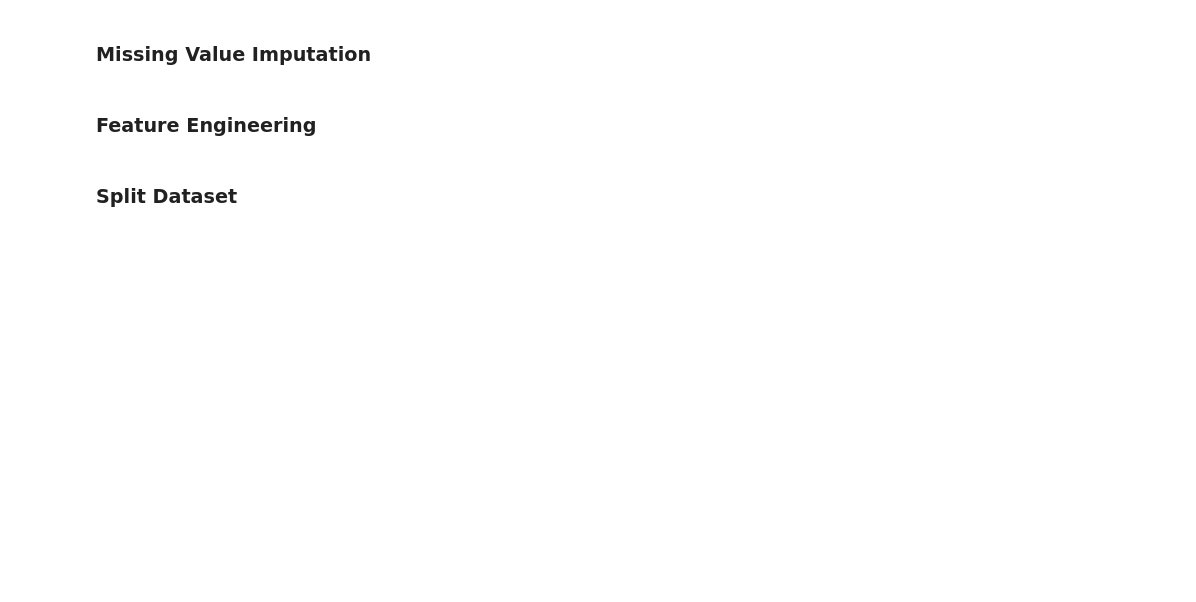
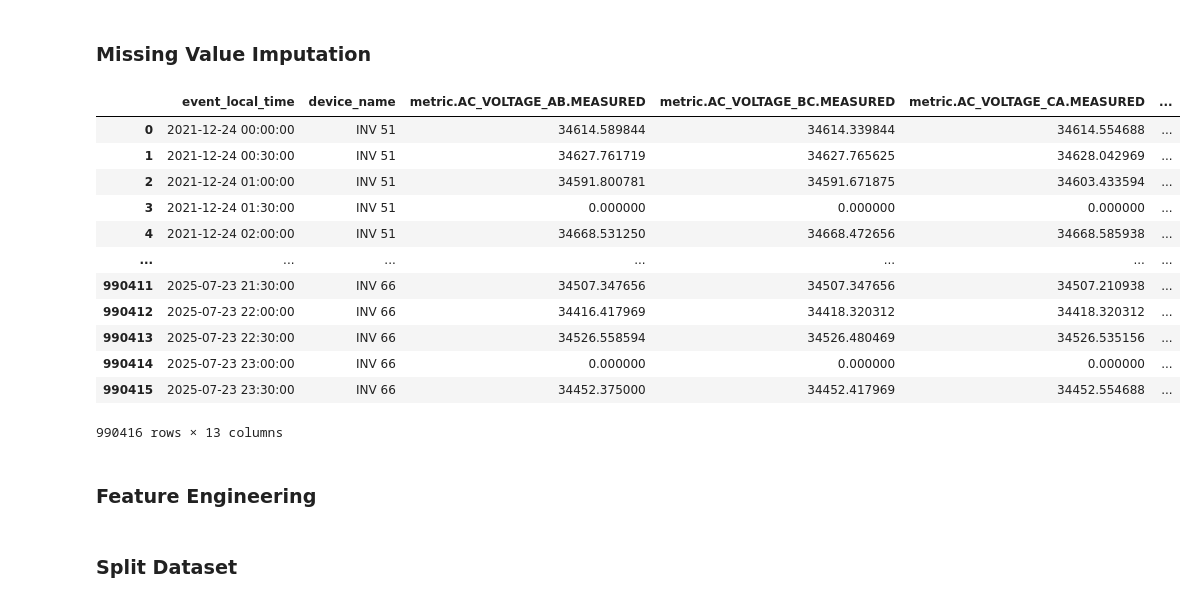
Before and after one commit to libao3128/predictive_maintenance, a Jupyter notebook: train_model_local.ipynb, the cells around one changed output. Saved outputs shown, nothing was run; the diff lists cells and outputs as text; code cells hidden in the pictures; blank space fills up the shorter version.

```diff
--- a/train_model_local.ipynb
+++ b/train_model_local.ipynb
@@ -63 +59,8 @@ inverter_data shape: (6126272, 59)
 Excluded data shape: (5172608, 59)
+# %%
+print("failure_sessions shape:", failure_sessions.shape)
+failure_sessions['event_local_time'] = failure_sessions['start_time']
+filtered_sessions = exclude_periods_from_data(failure_sessions, exclude_periods)
+filtered_sessions['event_local_time'] = filtered_sessions['end_time']
+filtered_sessions = exclude_periods_from_data(filtered_sessions, exclude_periods)
+print("failure_sessions shape:", filtered_sessions .shape)
@@ -68,3 +78,5 @@ filtered_data = filtered_data[['event_local_time', 'device_name'] + feature_cols
 if performe_visualization:
     # Visualize the filtered data
     visualize_hourly_mean_values(filtered_data, failure_sessions, feature_cols, 'visualization', 'filtered_data')
+# %%
+downsampled_data = downsample_inverter_raw(filtered_data, drop_empty_bins=False)
@@ -79,5 +114,5 @@ Anomalies in STATUS_AC_MOD_ADMISSION_TEMP removed: 2117
 # %% [markdown]
 ### Data Labeling
 # %%
-labeled_df = prepare_dataset(filtered_data, failure_sessions, pre_days=pre_day)
+labeled_df = prepare_dataset(downsampled_data, failure_sessions, pre_days=pre_day)
 # %% [output]
@@ -97,4 +121,4 @@ extended_feature_cols = feature_cols+[col+'_missing' for col in feature_cols]
 # %% [markdown]
 ### Missing Value Imputation
 # %%
-imputed_df = missing_value_imputation(labeled_df, feature_cols, time_col='event_local_time', device_col='device_name', short_gap_limit=6, long_fill_value=0.0, add_missing_mask=True)
+imputed_df = missing_value_imputation(labeled_df, feature_cols, time_col='event_local_time', device_col='device_name', short_gap_limit=0, long_fill_value=0.0, add_missing_mask=True)
@@ -101,3 +127,19 @@ imputed_df = missing_value_imputation(labeled_df, feature_cols, time_col='event_
+# %%
+imputed_df
+# %% [output]
+|  | event_local_time | device_name | metric.AC_VOLTAGE_AB.MEASURED | metric.AC_VOLTAGE_BC.MEASURED | metric.AC_VOLTAGE_CA.MEASURED | ... |
+| 0 | 2021-12-24 00:00:00 | INV 51 | 34614.589844 | 34614.339844 | 34614.554688 | ... |
+| 1 | 2021-12-24 00:30:00 | INV 51 | 34627.761719 | 34627.765625 | 34628.042969 | ... |
+| 2 | 2021-12-24 01:00:00 | INV 51 | 34591.800781 | 34591.671875 | 34603.433594 | ... |
+| 3 | 2021-12-24 01:30:00 | INV 51 | 0.000000 | 0.000000 | 0.000000 | ... |
+| 4 | 2021-12-24 02:00:00 | INV 51 | 34668.531250 | 34668.472656 | 34668.585938 | ... |
+| ... | ... | ... | ... | ... | ... | ... |
+| 990411 | 2025-07-23 21:30:00 | INV 66 | 34507.347656 | 34507.347656 | 34507.210938 | ... |
+| 990412 | 2025-07-23 22:00:00 | INV 66 | 34416.417969 | 34418.320312 | 34418.320312 | ... |
+| 990413 | 2025-07-23 22:30:00 | INV 66 | 34526.558594 | 34526.480469 | 34526.535156 | ... |
+| 990414 | 2025-07-23 23:00:00 | INV 66 | 0.000000 | 0.000000 | 0.000000 | ... |
+| 990415 | 2025-07-23 23:30:00 | INV 66 | 34452.375000 | 34452.417969 | 34452.554688 | ... |
+990416 rows × 13 columns
 # %% [markdown]
 ### Feature Engineering
 # %%
```
Also changed, not shown: parts of 48 cells of this notebook, 32 other files.
